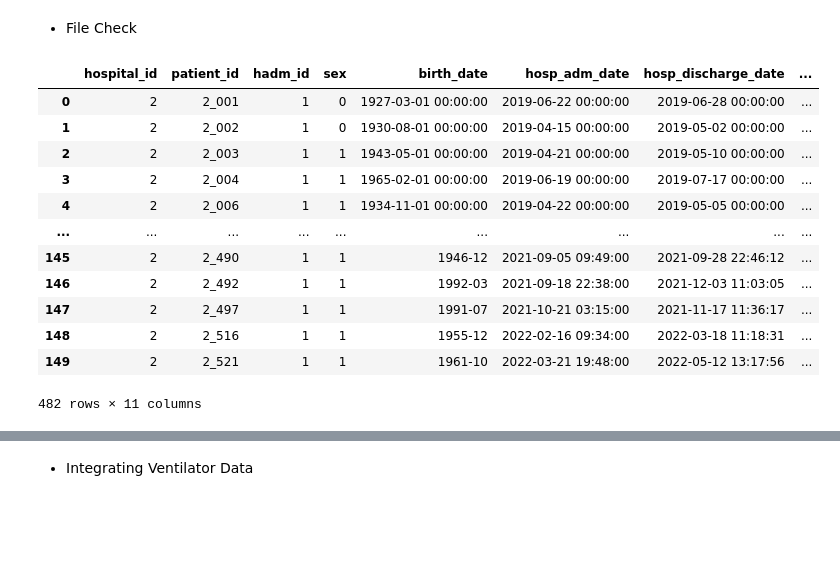
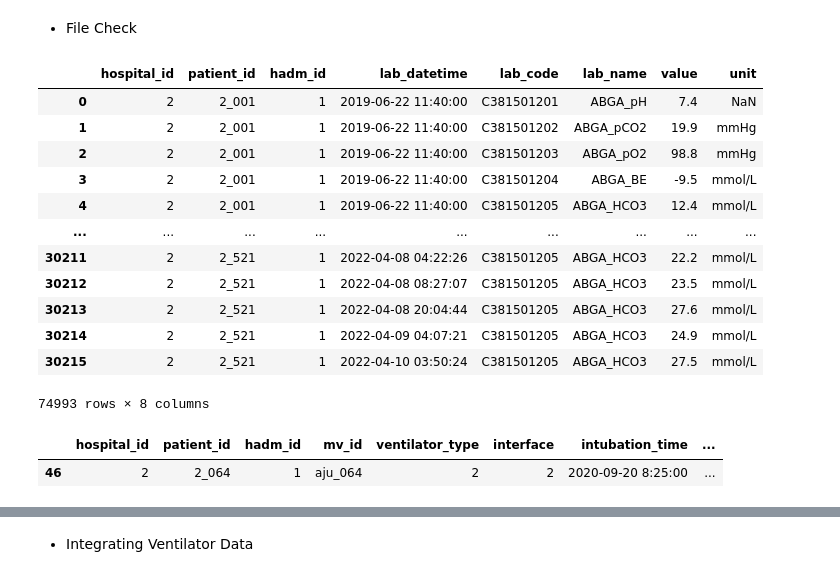
Before and after one commit to skjangbudon/nia_vent_weaning, a Jupyter notebook: notebook/data_preprocess_1103.ipynb, the cells around one changed output, grey strips where cells are left out. Drawn from its saved outputs; the diff is of its cells as text; code cells hidden in the pictures; blank space fills up the shorter version.

```diff
--- a/notebook/data_preprocess_1103.ipynb
+++ b/notebook/data_preprocess_1103.ipynb
@@ -189,24 +189,29 @@ Code Execution Finished at  2022-11-16 15:44:01.782094+09:00    Time elapsed:  0
 # %%
 path = '/VOLUME/nia_vent_weaning/data/AJ/'
 var_list = ['demographics', 'diagnosis', 'drug', 'heightandweight', 'lab', 'ventilator', 'ventilator_parameter', 'vitalsign']
-idx = 0
+idx = 4
 
 df = pd.read_csv(path + var_list[idx] + '.csv', index_col=0)
 df
 # %% [output]
-|  | hospital_id | patient_id | hadm_id | sex | birth_date | hosp_adm_date | hosp_discharge_date | ... |
-| 0 | 2 | 2_001 | 1 | 0 | 1927-03-01 00:00:00 | 2019-06-22 00:00:00 | 2019-06-28 00:00:00 | ... |
-| 1 | 2 | 2_002 | 1 | 0 | 1930-08-01 00:00:00 | 2019-04-15 00:00:00 | 2019-05-02 00:00:00 | ... |
-| 2 | 2 | 2_003 | 1 | 1 | 1943-05-01 00:00:00 | 2019-04-21 00:00:00 | 2019-05-10 00:00:00 | ... |
-| 3 | 2 | 2_004 | 1 | 1 | 1965-02-01 00:00:00 | 2019-06-19 00:00:00 | 2019-07-17 00:00:00 | ... |
-| 4 | 2 | 2_006 | 1 | 1 | 1934-11-01 00:00:00 | 2019-04-22 00:00:00 | 2019-05-05 00:00:00 | ... |
+|  | hospital_id | patient_id | hadm_id | lab_datetime | lab_code | lab_name | value | unit |
+| 0 | 2 | 2_001 | 1 | 2019-06-22 11:40:00 | C381501201 | ABGA_pH | 7.4 | NaN |
+| 1 | 2 | 2_001 | 1 | 2019-06-22 11:40:00 | C381501202 | ABGA_pCO2 | 19.9 | mmHg |
+| 2 | 2 | 2_001 | 1 | 2019-06-22 11:40:00 | C381501203 | ABGA_pO2 | 98.8 | mmHg |
+| 3 | 2 | 2_001 | 1 | 2019-06-22 11:40:00 | C381501204 | ABGA_BE | -9.5 | mmol/L |
+| 4 | 2 | 2_001 | 1 | 2019-06-22 11:40:00 | C381501205 | ABGA_HCO3 | 12.4 | mmol/L |
 | ... | ... | ... | ... | ... | ... | ... | ... | ... |
-| 145 | 2 | 2_490 | 1 | 1 | 1946-12 | 2021-09-05 09:49:00 | 2021-09-28 22:46:12 | ... |
-| 146 | 2 | 2_492 | 1 | 1 | 1992-03 | 2021-09-18 22:38:00 | 2021-12-03 11:03:05 | ... |
-| 147 | 2 | 2_497 | 1 | 1 | 1991-07 | 2021-10-21 03:15:00 | 2021-11-17 11:36:17 | ... |
-| 148 | 2 | 2_516 | 1 | 1 | 1955-12 | 2022-02-16 09:34:00 | 2022-03-18 11:18:31 | ... |
-| 149 | 2 | 2_521 | 1 | 1 | 1961-10 | 2022-03-21 19:48:00 | 2022-05-12 13:17:56 | ... |
+| 30211 | 2 | 2_521 | 1 | 2022-04-08 04:22:26 | C381501205 | ABGA_HCO3 | 22.2 | mmol/L |
+| 30212 | 2 | 2_521 | 1 | 2022-04-08 08:27:07 | C381501205 | ABGA_HCO3 | 23.5 | mmol/L |
+| 30213 | 2 | 2_521 | 1 | 2022-04-08 20:04:44 | C381501205 | ABGA_HCO3 | 27.6 | mmol/L |
+| 30214 | 2 | 2_521 | 1 | 2022-04-09 04:07:21 | C381501205 | ABGA_HCO3 | 24.9 | mmol/L |
+| 30215 | 2 | 2_521 | 1 | 2022-04-10 03:50:24 | C381501205 | ABGA_HCO3 | 27.5 | mmol/L |
-482 rows × 11 columns
+74993 rows × 8 columns
+# %%
+ventilator[ventilator['patient_id']=='2_064']
+# %% [output]
+|  | hospital_id | patient_id | hadm_id | mv_id | ventilator_type | interface | intubation_time | ... |
+| 46 | 2 | 2_064 | 1 | aju_064 | 2 | 2 | 2020-09-20 8:25:00 | ... |
 # %%
 ventilator = pd.read_csv('/VOLUME/nia_vent_weaning/data/AJ/ventilator.csv', index_col=0)
 
```
Also changed, not shown: parts of 34 cells of this notebook.
